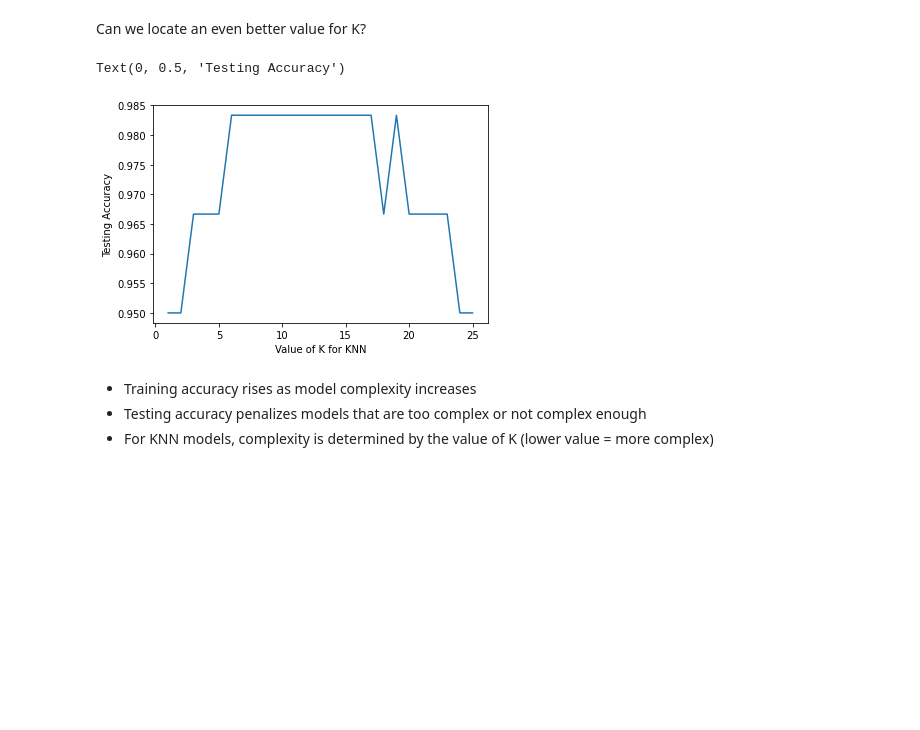
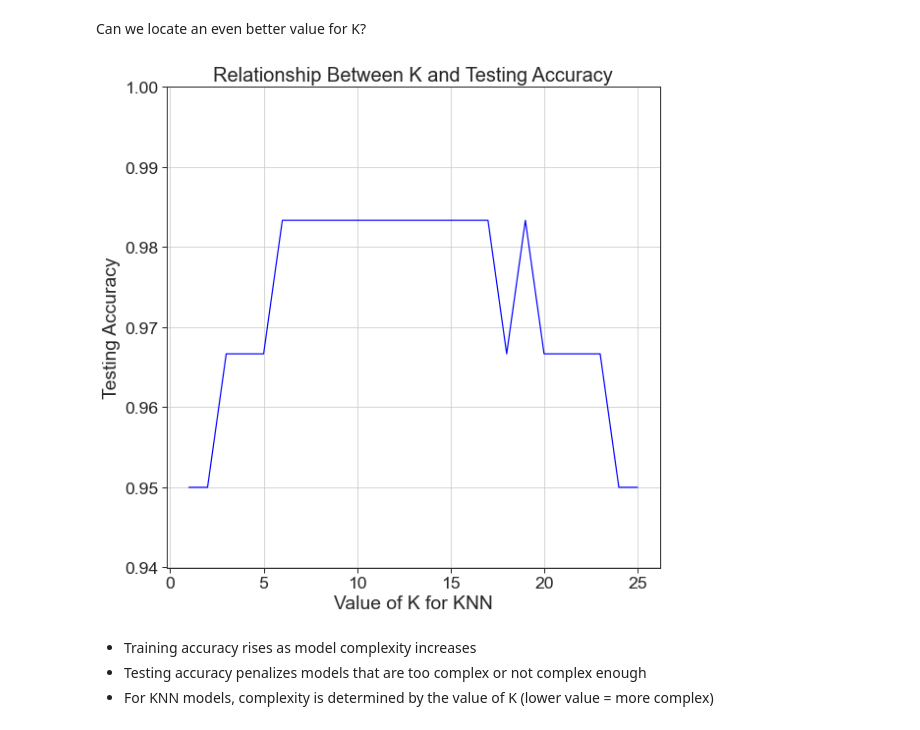
Before and after one commit to Cormac88/pands-project, a Jupyter notebook: analysis.ipynb, the cells around one changed output. Cells and saved outputs as stored; diff of their text form; code cells hidden in the pictures; blank space fills up the shorter version.

```diff
--- a/analysis.ipynb
+++ b/analysis.ipynb
@@ -152,0 +248,10 @@ array([[<AxesSubplot:title={'center':'sepal length (cm)'}>,
+# %%
+sns.set_style("ticks")
+sns.set_context("paper", font_scale = 2)
+plt.figure(figsize = (9, 9))
+sns.scatterplot(x = petal_length, y = petal_width, data = df, marker = "o", hue = "target", palette = "tab20")
+plt.title("Petal length and Petal Width Comparison", size = 20)
+plt.xlabel(petal_width_label, size = 16)
+plt.ylabel(petal_length_label, size = 16)
+plt.legend(title="Target", loc=0)
+# plt.savefig("Scatterplot-Petal Length-width.png")
@@ -152,0 +260,10 @@ array([[<AxesSubplot:title={'center':'sepal length (cm)'}>,
+# %%
+sns.set_style("ticks")
+sns.set_context("paper", font_scale = 2)
+plt.figure(figsize = (9, 9))
+sns.scatterplot(x = sepal_length, y = sepal_width, data = df, marker = "o", hue = "target", palette = "tab20")
+plt.title("Sepal length and Sepal Width Comparison", size = 20)
+plt.xlabel(sepal_width_label, size = 16)
+plt.ylabel(sepal_length_label, size = 16)
+plt.legend(title="Target", loc=0)
+# plt.savefig("Scatterplot-Sepal Length-width.png")
@@ -181,0 +283,6 @@ sns.catplot(x='petal length (cm)', y='petal width (cm)', palette= 'husl', hue='t
+# %%
+plt.figure(figsize = (9,7))
+sns.set_style("ticks")
+sns.set_context("paper", font_scale = 2)
+sns.heatmap(df.corr(), annot=True, cmap='Wistia')
+# plt.savefig("Heatmap.png")
@@ -181,0 +291,6 @@ sns.catplot(x='petal length (cm)', y='petal width (cm)', palette= 'husl', hue='t
+# %%
+plt.figure(figsize = (12,12))
+sns.set_style("ticks")
+sns.set_context("paper", font_scale = 2)
+sns.pairplot(df, hue = "target", diag_kind = "hist", palette = "nipy_spectral")
+# plt.savefig("Pairplot.png")
@@ -479,12 +597,16 @@ for k in k_range:
     scores.append(metrics.accuracy_score(y_test, y_pred))
 # %%
 # plot the relationship between K and testing accuracy
-plt.plot(k_range, scores)
+plt.figure(figsize = (9,9))
+plt.title ("Relationship Between K and Testing Accuracy", fontsize = 20)
+plt.plot(k_range, scores, 'b')
 plt.xlabel('Value of K for KNN')
 plt.ylabel('Testing Accuracy')
+plt.grid()
+plt.ylim(0.94,1)
+# plt.savefig("Relationship Between K and Testing Accuracy.png")
 # %% [output]
-Text(0, 0.5, 'Testing Accuracy')
-[figure, old version]
+[figure, new version]
 # %% [markdown]
 - Training accuracy rises as model complexity increases
 - Testing accuracy penalizes models that are too complex or not complex enough
```
Also changed, not shown: parts of 16 cells of this notebook, 12 other files.
